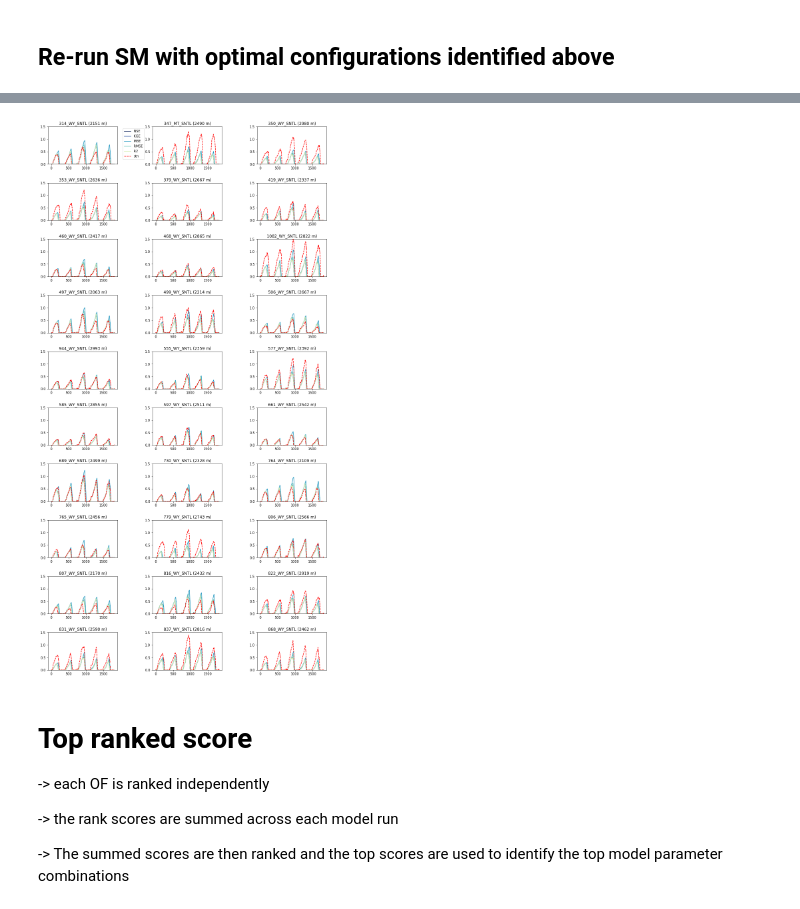
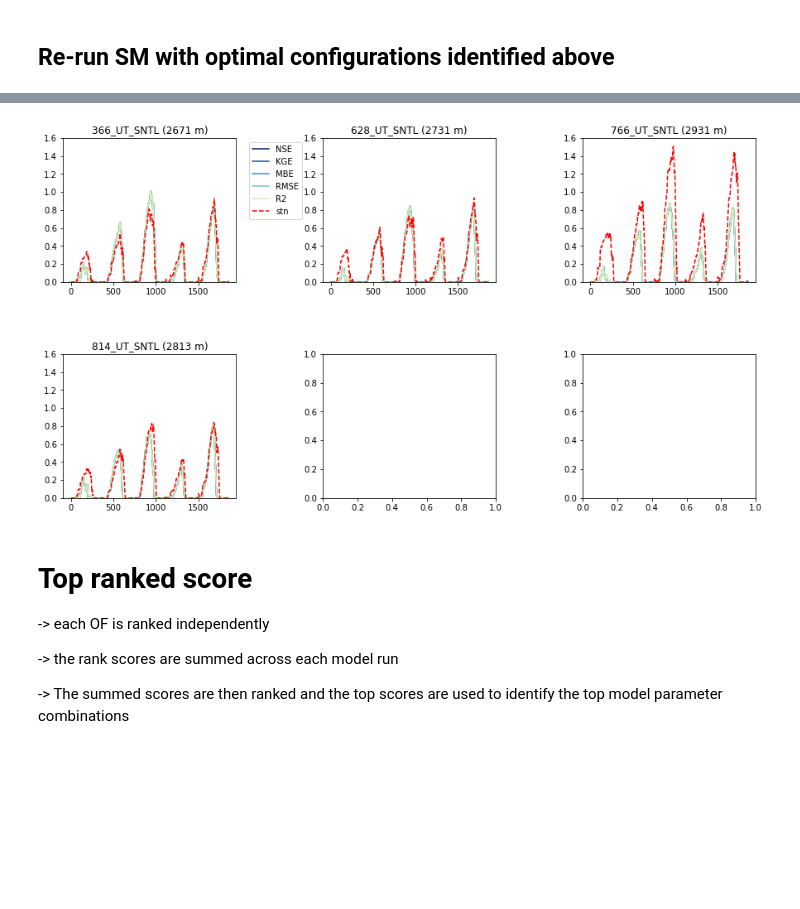
Before and after one commit to snowmodel-tools/calibration_python, a Jupyter notebook: Calibration_postprocess.ipynb, the cells around one changed output, grey strips where cells are left out. Cells and saved outputs as stored; diff of their text form; code cells hidden in the pictures; blank space fills up the shorter version.

```diff
--- a/Calibration_postprocess.ipynb
+++ b/Calibration_postprocess.ipynb
@@ -56,6 +58,6 @@ gdf.head()
 # %%
 # calibration_2020-05-24_full_set.nc the MAE metric is actually r**2
-data = xr.open_dataset(outpath+'calibration_2020-06-08_full_set.nc')
+data = xr.open_dataset(outpath+'calibration_2020-07-06_full_set.nc')
 data
 # %% [output]
 <xarray.Dataset>
@@ -71,7 +73,8 @@ Attributes:
     calibration_parameters:  ro_snowmax,cf_precip_scalar,ro_adjust
     model_parameter:         SWE [m]
 # %%
-calibration = pd.read_csv(outpath+'cal_params_2020-06-08_full_set.csv')
+#'cal_params_2020-07-03_full_set.csv'
+calibration = pd.read_csv(outpath+'cal_params_2020-07-06_full_set.csv')
 calibration.head()
 # %% [output]
 |  | lat_solar_flag | lapse_rate | prec_lapse_rate | ro_snowmax | cf_precip_scalar | ro_adjust | gap_frac |
@@ -206,11 +206,14 @@ topav
 # %% [markdown]
 ## Re-run SM with optimal configurations identified above
+# %%
+parFile = SMpath+'snowmodel.par'
+incFile = SMpath+'code/snowmodel.inc'
+compileFile = SMpath+'code/compile_snowmodel.script'
+ctlFile = SMpath+'ctl_files/wo_assim/swed.ctl'
+sweFile = SMpath+'outputs/wo_assim/swed.gdat'
+codepath = SMpath+'code'
+calpath = '/nfs/attic/dfh/Aragon2/Notebooks/calibration_python'
 # %%
-parFile = '/nfs/attic/dfh/Aragon2/mar2020_snowmodel-dfhill2/snowmodel.par'
-incFile = '/nfs/attic/dfh/Aragon2/mar2020_snowmodel-dfhill2/code/snowmodel.inc'
-compileFile = '/nfs/attic/dfh/Aragon2/mar2020_snowmodel-dfhill2/code/compile_snowmodel.script'
-ctlFile = '/nfs/attic/dfh/Aragon2/mar2020_snowmodel-dfhill2/ctl_files/wo_assim/swed.ctl'
-sweFile = '/nfs/attic/dfh/Aragon2/mar2020_snowmodel-dfhill2/outputs/wo_assim/swed.gdat'
 #Edit the par file to set parameters with new values
 def edit_par(par_dict,parameter,new_value):
     lines = open(parFile, 'r').readlines()
@@ -311,34 +315,37 @@ Wall time: 1min 9s
 # %%
 elev = gdf['elevation_m'].values
 station = gdf['code'].values
 
 from matplotlib.pyplot import cm
 
 
 
 n=np.shape(top_swe)[0]
 
 #YlGnBu
-
-fig, axs = plt.subplots(nrows=10, ncols=3, figsize=(15, 30), facecolor='w', edgecolor='k')
+#WY: nrows=10,figsize=(15, 30);
+#OR: nrows=4, figsize=(15, 15);
+#WA: nrows=3, figsize=(15, 10)
+#UT: nrows=2, figsize=(15, 8)
+fig, axs = plt.subplots(nrows=2, figsize=(15, 8), ncols=3, facecolor='w', edgecolor='k')
 fig.subplots_adjust(hspace = .5, wspace=.5)
 
 axs = axs.ravel()
 # 1, 2, 3, 4, 5,
 for i in range(np.shape(gdf)[0]):
     nam = station[i]
     el = elev[i]
     x = df[nam].values
     mod = np.squeeze(top_swe[:,:,i])
     color=iter(cm.YlGnBu_r(np.linspace(0,1,n+1)))
     for j in range(n):
         c=next(color)
         axs[i].plot(np.transpose(mod[j,:]),c=c)
     axs[i].plot(x,'r--')
     axs[i].set_title(nam+' ('+el[0:4]+' m)')
-    axs[i].set_ylim([0, 1.5])
+    axs[i].set_ylim([0, 1.6])
     if i == 0:
         axs[i].legend(['NSE', 'KGE', 'MBE','RMSE','R2','stn'],bbox_to_anchor=(1.05, 1), loc='upper left',)
 # %% [output]
-[figure, old version]
+[figure, new version]
 # %%
```
Also changed, not shown: parts of 24 cells of this notebook.
